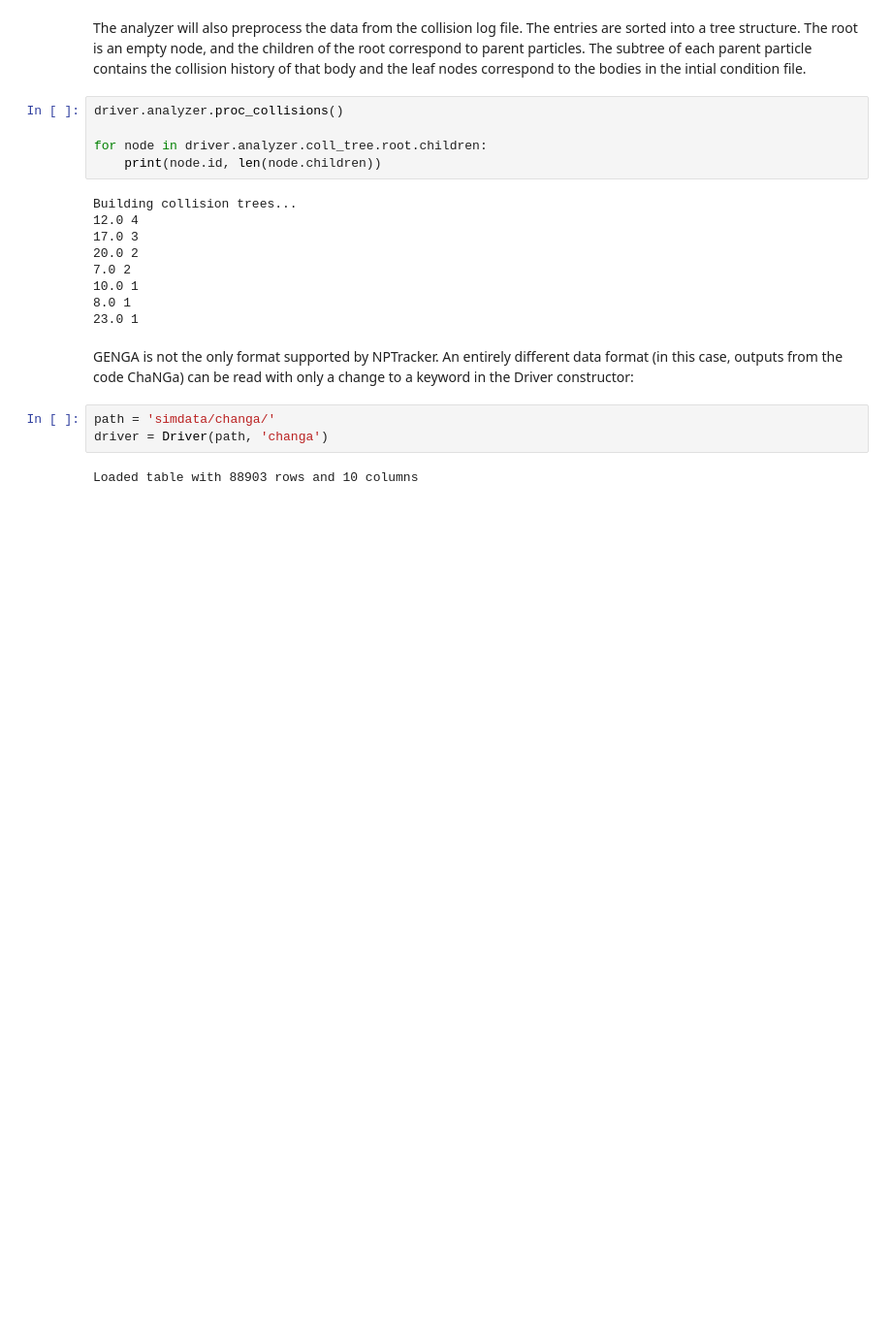
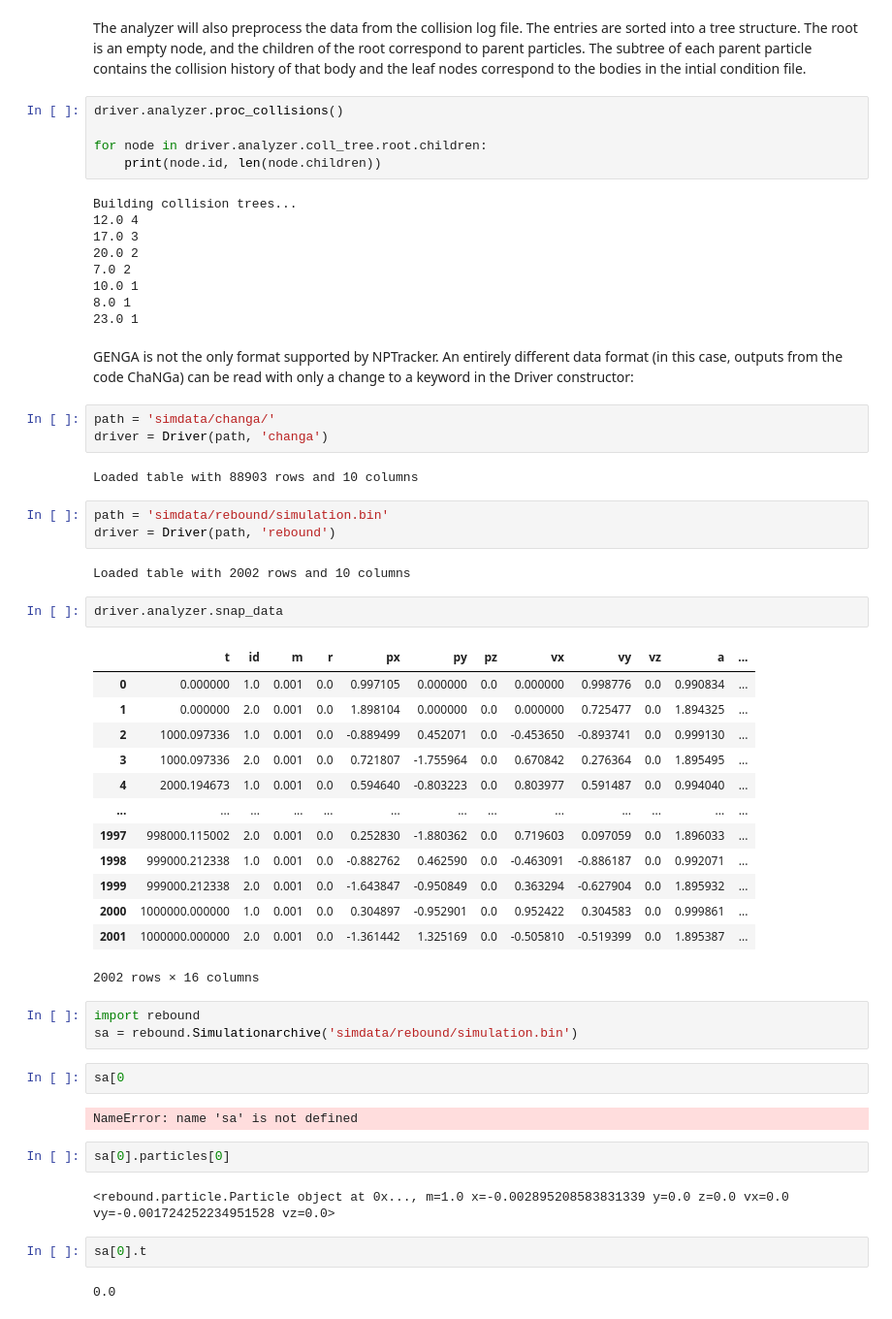
Before and after one commit to spencerw/Nptracer, a Jupyter notebook: tutorial.ipynb, the cells around one changed output. Shown: that part at 97% size. Saved outputs shown, nothing was run; the diff lists cells and outputs as text; blank space fills up the shorter version.

Commit message:
Add loader for snapshot data from Rebound

```diff
--- a/tutorial.ipynb
+++ b/tutorial.ipynb
@@ -105,3 +105,39 @@ path = 'simdata/changa/'
 driver = Driver(path, 'changa')
 # %% [output]
 Loaded table with 88903 rows and 10 columns
+# %%
+path = 'simdata/rebound/simulation.bin'
+driver = Driver(path, 'rebound')
+# %% [output]
+Loaded table with 2002 rows and 10 columns
+# %%
+driver.analyzer.snap_data
+# %% [output]
+|  | t | id | m | r | px | py | pz | vx | vy | vz | a | ... |
+| 0 | 0.000000 | 1.0 | 0.001 | 0.0 | 0.997105 | 0.000000 | 0.0 | 0.000000 | 0.998776 | 0.0 | 0.990834 | ... |
+| 1 | 0.000000 | 2.0 | 0.001 | 0.0 | 1.898104 | 0.000000 | 0.0 | 0.000000 | 0.725477 | 0.0 | 1.894325 | ... |
+| 2 | 1000.097336 | 1.0 | 0.001 | 0.0 | -0.889499 | 0.452071 | 0.0 | -0.453650 | -0.893741 | 0.0 | 0.999130 | ... |
+| 3 | 1000.097336 | 2.0 | 0.001 | 0.0 | 0.721807 | -1.755964 | 0.0 | 0.670842 | 0.276364 | 0.0 | 1.895495 | ... |
+| 4 | 2000.194673 | 1.0 | 0.001 | 0.0 | 0.594640 | -0.803223 | 0.0 | 0.803977 | 0.591487 | 0.0 | 0.994040 | ... |
+| ... | ... | ... | ... | ... | ... | ... | ... | ... | ... | ... | ... | ... |
+| 1997 | 998000.115002 | 2.0 | 0.001 | 0.0 | 0.252830 | -1.880362 | 0.0 | 0.719603 | 0.097059 | 0.0 | 1.896033 | ... |
+| 1998 | 999000.212338 | 1.0 | 0.001 | 0.0 | -0.882762 | 0.462590 | 0.0 | -0.463091 | -0.886187 | 0.0 | 0.992071 | ... |
+| 1999 | 999000.212338 | 2.0 | 0.001 | 0.0 | -1.643847 | -0.950849 | 0.0 | 0.363294 | -0.627904 | 0.0 | 1.895932 | ... |
+| 2000 | 1000000.000000 | 1.0 | 0.001 | 0.0 | 0.304897 | -0.952901 | 0.0 | 0.952422 | 0.304583 | 0.0 | 0.999861 | ... |
+| 2001 | 1000000.000000 | 2.0 | 0.001 | 0.0 | -1.361442 | 1.325169 | 0.0 | -0.505810 | -0.519399 | 0.0 | 1.895387 | ... |
+2002 rows × 16 columns
+# %%
+import rebound
+sa = rebound.Simulationarchive('simdata/rebound/simulation.bin')
+# %%
+sa[0
+# %% [output]
+NameError: name 'sa' is not defined
+# %%
+sa[0].particles[0]
+# %% [output]
+<rebound.particle.Particle object at 0x..., m=1.0 x=-0.002895208583831339 y=0.0 z=0.0 vx=0.0 vy=-0.001724252234951528 vz=0.0>
+# %%
+sa[0].t
+# %% [output]
+0.0
```
Also changed, not shown: 5 other files.
